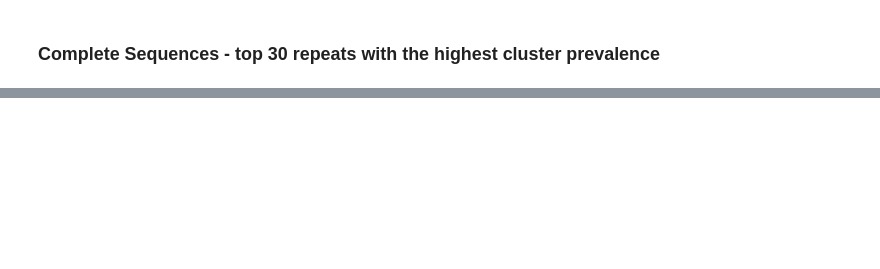
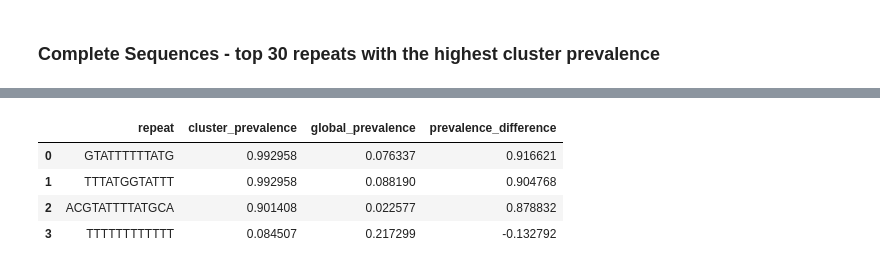
Before and after one commit to StefanJevtic63/hantavirus-repeat-analysis, a Jupyter notebook: clustering_sparse.ipynb, the cells around one changed output, grey strips where cells are left out. Saved outputs shown, nothing was run; the diff lists cells and outputs as text; code cells hidden in the pictures; blank space fills up the shorter version.

```diff
--- a/clustering_sparse.ipynb
+++ b/clustering_sparse.ipynb
@@ -918,0 +989,8 @@ optimal_results_df["cluster_repeats"][0][1]
+# %%
+birch_cp_complete
+# %% [output]
+|  | repeat | cluster_prevalence | global_prevalence | prevalence_difference |
+| 0 | GTATTTTTTATG | 0.992958 | 0.076337 | 0.916621 |
+| 1 | TTTATGGTATTT | 0.992958 | 0.088190 | 0.904768 |
+| 2 | ACGTATTTTATGCA | 0.901408 | 0.022577 | 0.878832 |
+| 3 | TTTTTTTTTTTT | 0.084507 | 0.217299 | -0.132792 |
```
Also changed, not shown: parts of 9 cells of this notebook, 1 other file.
